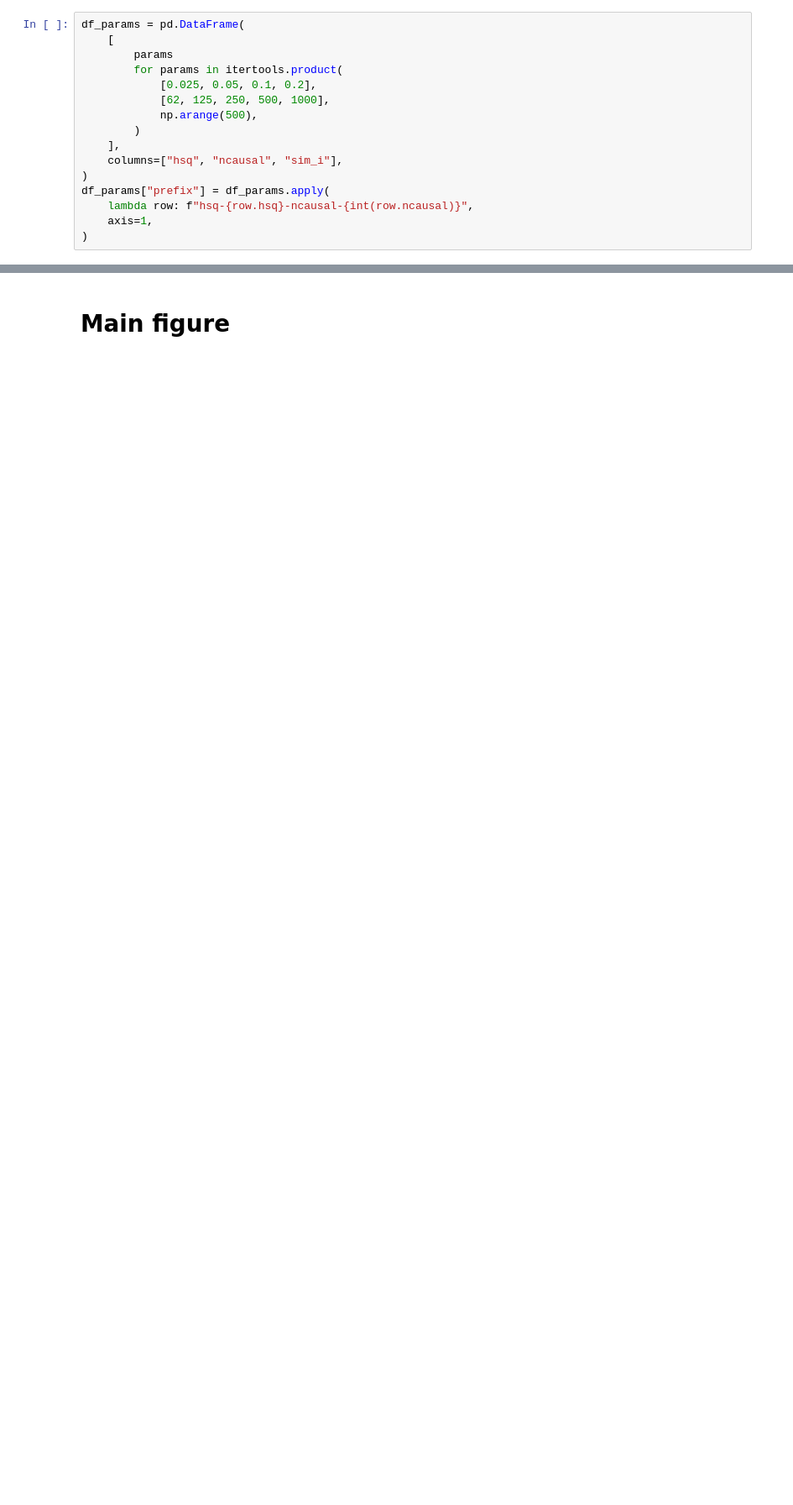
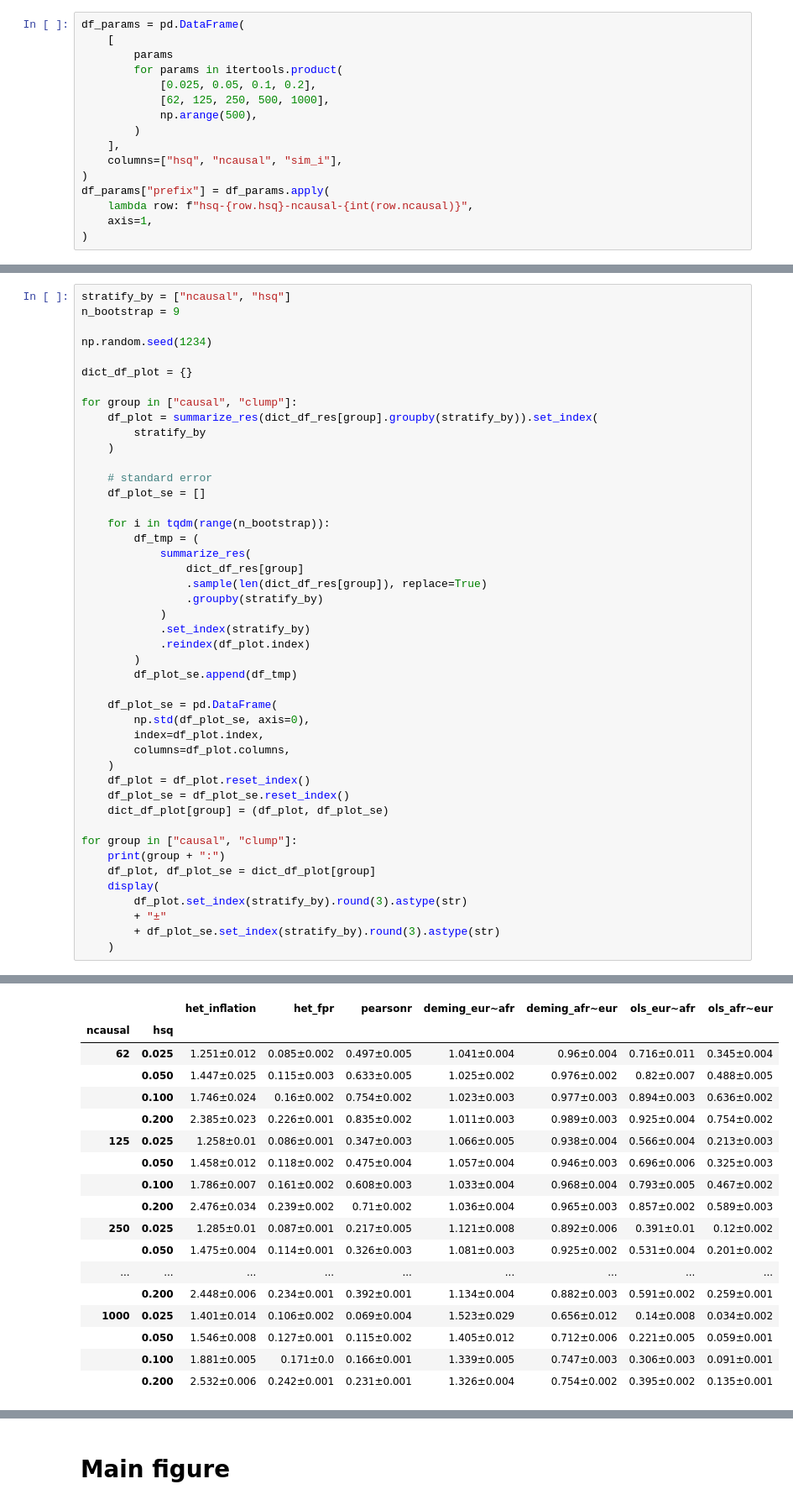
Before and after one commit to KangchengHou/admix-genet-cor, a Jupyter notebook: experiments/02-chrom-locus-simulate/03-plot-chrom-wide.ipynb, the cells around one changed output, grey strips where cells are left out. Shown at 84% size. Drawn from its saved outputs; the diff is of its cells as text; blank space fills up the shorter version.

```diff
--- a/experiments/02-chrom-locus-simulate/03-plot-chrom-wide.ipynb
+++ b/experiments/02-chrom-locus-simulate/03-plot-chrom-wide.ipynb
@@ -203,0 +141,46 @@ clump:
+# %%
+stratify_by = ["ncausal", "hsq"]
+n_bootstrap = 9
+
+np.random.seed(1234)
+
+dict_df_plot = {}
+
+for group in ["causal", "clump"]:
+    df_plot = summarize_res(dict_df_res[group].groupby(stratify_by)).set_index(
+        stratify_by
+    )
+
+    # standard error
+    df_plot_se = []
+
+    for i in tqdm(range(n_bootstrap)):
+        df_tmp = (
+            summarize_res(
+                dict_df_res[group]
+                .sample(len(dict_df_res[group]), replace=True)
+                .groupby(stratify_by)
+            )
+            .set_index(stratify_by)
+            .reindex(df_plot.index)
+        )
+        df_plot_se.append(df_tmp)
+
+    df_plot_se = pd.DataFrame(
+        np.std(df_plot_se, axis=0),
+        index=df_plot.index,
+        columns=df_plot.columns,
+    )
+    df_plot = df_plot.reset_index()
+    df_plot_se = df_plot_se.reset_index()
+    dict_df_plot[group] = (df_plot, df_plot_se)
+
+for group in ["causal", "clump"]:
+    print(group + ":")
+    df_plot, df_plot_se = dict_df_plot[group]
+    display(
+        df_plot.set_index(stratify_by).round(3).astype(str)
+        + "±"
+        + df_plot_se.set_index(stratify_by).round(3).astype(str)
+    )
+# %% [output]
@@ -203,0 +188,18 @@ clump:
+|  |  | het_inflation | het_fpr | pearsonr | deming_eur~afr | deming_afr~eur | ols_eur~afr | ols_afr~eur |
+| ncausal | hsq |  |  |  |  |  |  |  |
+| 62 | 0.025 | 1.251±0.012 | 0.085±0.002 | 0.497±0.005 | 1.041±0.004 | 0.96±0.004 | 0.716±0.011 | 0.345±0.004 |
+|  | 0.050 | 1.447±0.025 | 0.115±0.003 | 0.633±0.005 | 1.025±0.002 | 0.976±0.002 | 0.82±0.007 | 0.488±0.005 |
+|  | 0.100 | 1.746±0.024 | 0.16±0.002 | 0.754±0.002 | 1.023±0.003 | 0.977±0.003 | 0.894±0.003 | 0.636±0.002 |
+|  | 0.200 | 2.385±0.023 | 0.226±0.001 | 0.835±0.002 | 1.011±0.003 | 0.989±0.003 | 0.925±0.004 | 0.754±0.002 |
+| 125 | 0.025 | 1.258±0.01 | 0.086±0.001 | 0.347±0.003 | 1.066±0.005 | 0.938±0.004 | 0.566±0.004 | 0.213±0.003 |
+|  | 0.050 | 1.458±0.012 | 0.118±0.002 | 0.475±0.004 | 1.057±0.004 | 0.946±0.003 | 0.696±0.006 | 0.325±0.003 |
+|  | 0.100 | 1.786±0.007 | 0.161±0.002 | 0.608±0.003 | 1.033±0.004 | 0.968±0.004 | 0.793±0.005 | 0.467±0.002 |
+|  | 0.200 | 2.476±0.034 | 0.239±0.002 | 0.71±0.002 | 1.036±0.004 | 0.965±0.003 | 0.857±0.002 | 0.589±0.003 |
+| 250 | 0.025 | 1.285±0.01 | 0.087±0.001 | 0.217±0.005 | 1.121±0.008 | 0.892±0.006 | 0.391±0.01 | 0.12±0.002 |
+|  | 0.050 | 1.475±0.004 | 0.114±0.001 | 0.326±0.003 | 1.081±0.003 | 0.925±0.002 | 0.531±0.004 | 0.201±0.002 |
+| ... | ... | ... | ... | ... | ... | ... | ... | ... |
+|  | 0.200 | 2.448±0.006 | 0.234±0.001 | 0.392±0.001 | 1.134±0.004 | 0.882±0.003 | 0.591±0.002 | 0.259±0.001 |
+| 1000 | 0.025 | 1.401±0.014 | 0.106±0.002 | 0.069±0.004 | 1.523±0.029 | 0.656±0.012 | 0.14±0.008 | 0.034±0.002 |
+|  | 0.050 | 1.546±0.008 | 0.127±0.001 | 0.115±0.002 | 1.405±0.012 | 0.712±0.006 | 0.221±0.005 | 0.059±0.001 |
+|  | 0.100 | 1.881±0.005 | 0.171±0.0 | 0.166±0.001 | 1.339±0.005 | 0.747±0.003 | 0.306±0.003 | 0.091±0.001 |
+|  | 0.200 | 2.532±0.006 | 0.242±0.001 | 0.231±0.001 | 1.326±0.004 | 0.754±0.002 | 0.395±0.002 | 0.135±0.001 |
```
Also changed, not shown: parts of 11 cells of this notebook, 1 other file.
